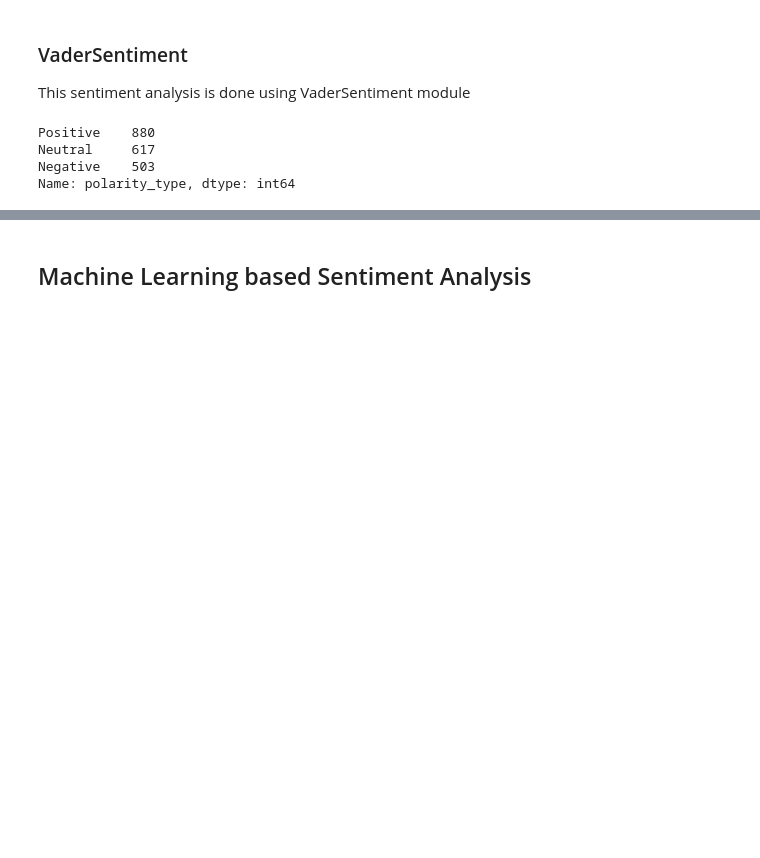
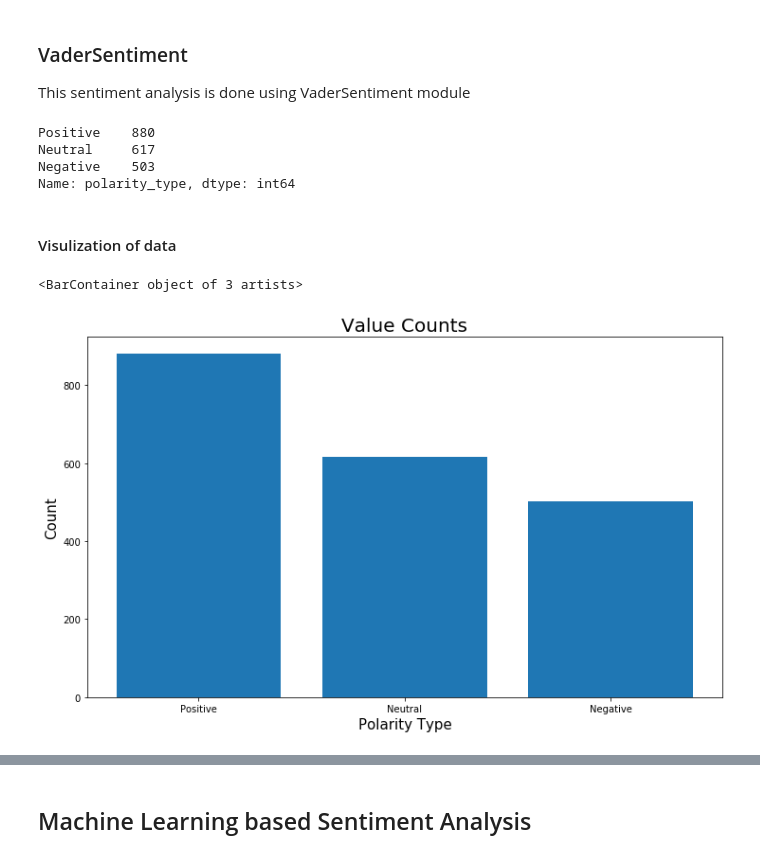
Before and after one commit to AnuragAnalog/Twitter-Data-Analysis, a Jupyter notebook: Sentiment Analysis for Twitter Data.ipynb, the cells around one changed output, grey strips where cells are left out. Saved outputs shown, nothing was run; the diff lists cells and outputs as text; code cells hidden in the pictures; blank space fills up the shorter version.

```diff
--- a/Sentiment Analysis for Twitter Data.ipynb
+++ b/Sentiment Analysis for Twitter Data.ipynb
@@ -175,3 +199,16 @@ Positive    880
 Neutral     617
 Negative    503
 Name: polarity_type, dtype: int64
+# %% [markdown]
+#### Visulization of data
+# %%
+# Polarity count
+
+_, ax = plt.subplots()
+ax.set_title("Value Counts", fontsize=20)
+ax.set_xlabel("Polarity Type", fontsize=15)
+ax.set_ylabel("Count", fontsize=15)
+ax.bar(data2['polarity_type'].unique(), height=data2['polarity_type'].value_counts())
+# %% [output]
+<BarContainer object of 3 artists>
+[figure, added]
```
Also changed, not shown: parts of 28 cells of this notebook.
